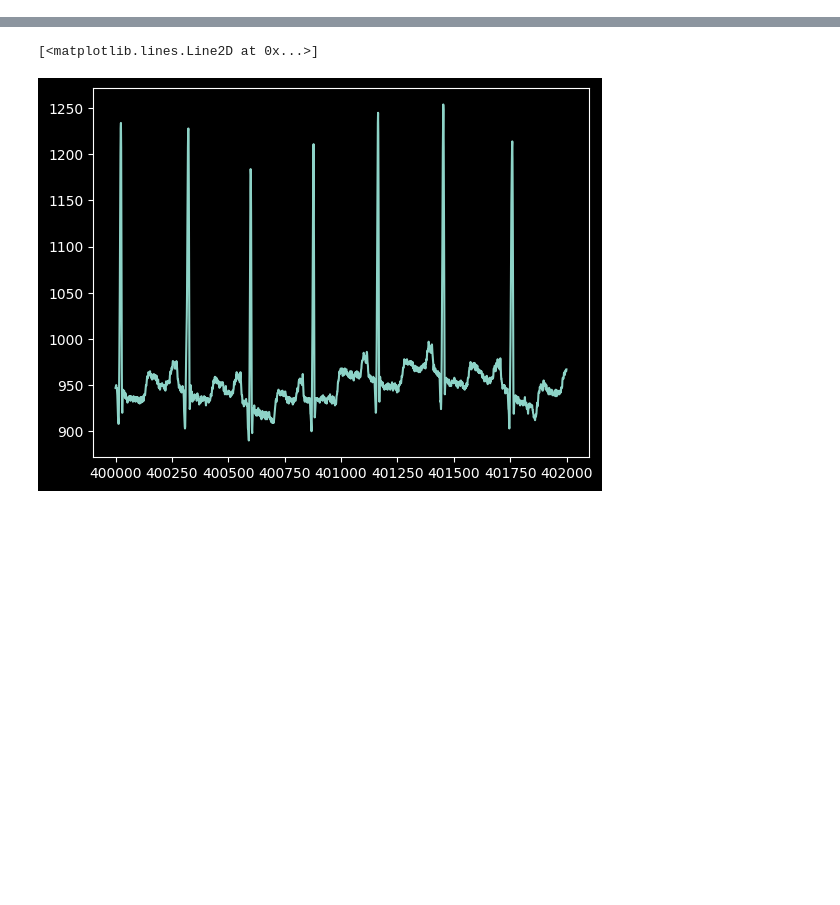
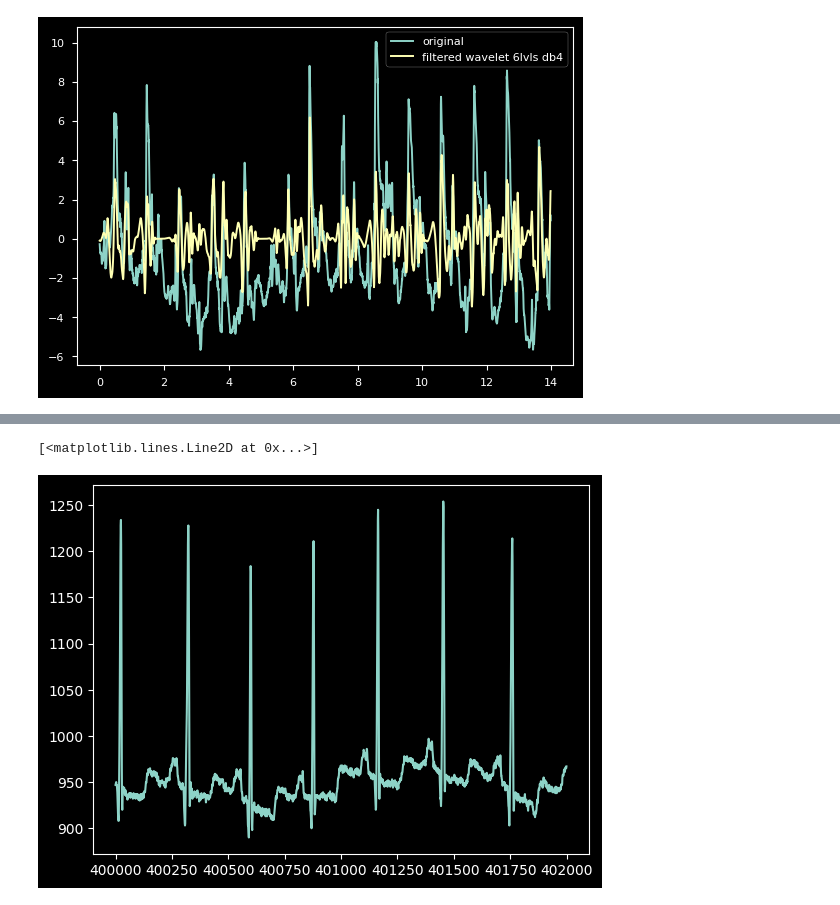
Before and after one commit to JBatRey/tp4assd, a Jupyter notebook: denoise.ipynb, the cells around one changed output, grey strips where cells are left out. Cells and saved outputs as stored; diff of their text form; code cells hidden in the pictures; blank space fills up the shorter version.

```diff
--- a/denoise.ipynb
+++ b/denoise.ipynb
@@ -253,0 +319,11 @@ print(values)
+# %%
+seg1 = segments[1]
+t = np.linspace(0, len(seg1)/360, len(seg1))
+plt.plot(t, seg1, label='original')
+plt.plot(t, (wav_filter_lvl6_v2(seg1, 'db4')), label='filtered wavelet 6lvls db4')
+#plt.plot(t, (wav_filter_lvl9(seg1, 'db4')), label='filtered wavelet 9lvls db4')
+
+plt.legend()
+plt.show()
+# %% [output]
+[figure, added]
```
Also changed, not shown: parts of 24 cells of this notebook, 11 other files.
